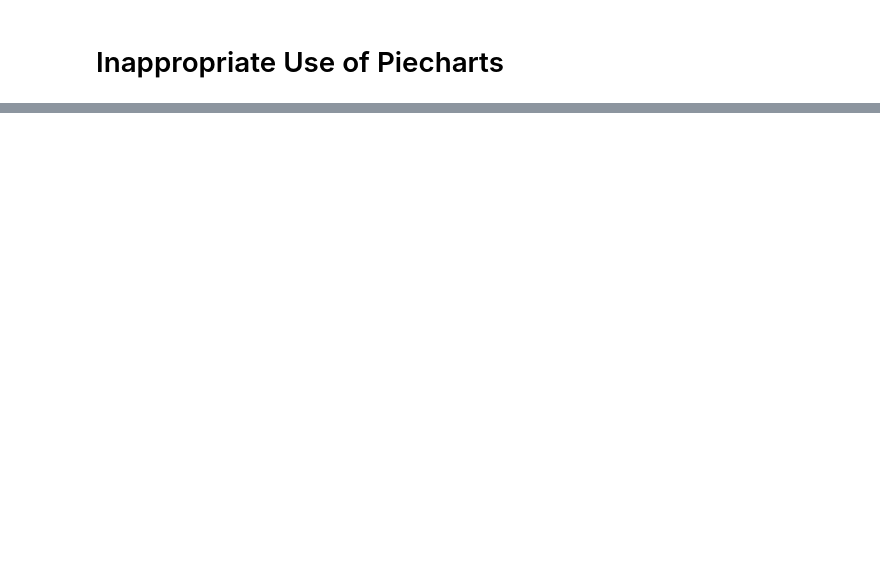
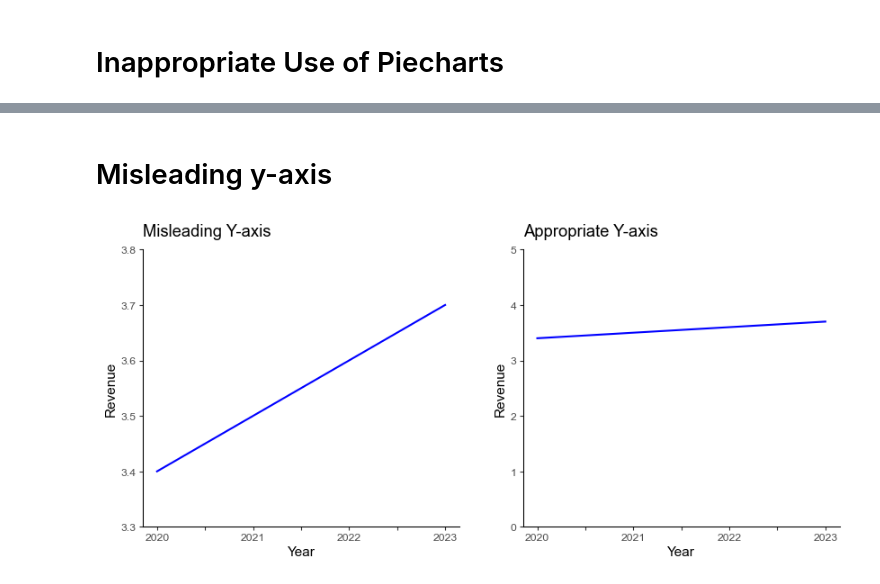
Before and after one commit to smortezah/portfolio, a Jupyter notebook: data-visualization/pitfalls/pitfalls.ipynb, the cells around one changed output, grey strips where cells are left out. Saved outputs shown, nothing was run; the diff lists cells and outputs as text; code cells hidden in the pictures; blank space fills up the shorter version.

Commit message:
Add examples

```diff
--- a/data-visualization/pitfalls/pitfalls.ipynb
+++ b/data-visualization/pitfalls/pitfalls.ipynb
@@ -49,0 +71,46 @@ plt.show()
+# %% [markdown]
+# Misleading y-axis
+# %%
+# Data
+df = pd.DataFrame(
+    {
+        "Year": ["2020", "2021", "2022", "2023"],
+        "Revenue": [3.4, 3.5, 3.6, 3.7],
+    }
+)
+
+# Plot
+fig, ax = plt.subplots(nrows=1, ncols=2, figsize=(10, 4))
+
+# Bad Example
+df.plot(
+    kind="line",
+    x="Year",
+    y="Revenue",
+    color="blue",
+    ylim=(3.3, 3.8),
+    title="Misleading Y-axis",
+    ylabel="Revenue",
+    legend=False,
+    ax=ax[0],
+)
+
+# Good Example
+df.plot(
+    kind="line",
+    x="Year",
+    y="Revenue",
+    color="blue",
+    ylim=(0, 5),
+    title="Appropriate Y-axis",
+    ylabel="Revenue",
+    legend=False,
+    ax=ax[1],
+)
+
+# Save plot
+plt.savefig("image/y_ax.png", bbox_inches="tight", dpi=200)
+
+plt.show()
+# %% [output]
+[figure, added]
```
Also changed, not shown: parts of 7 cells of this notebook.
